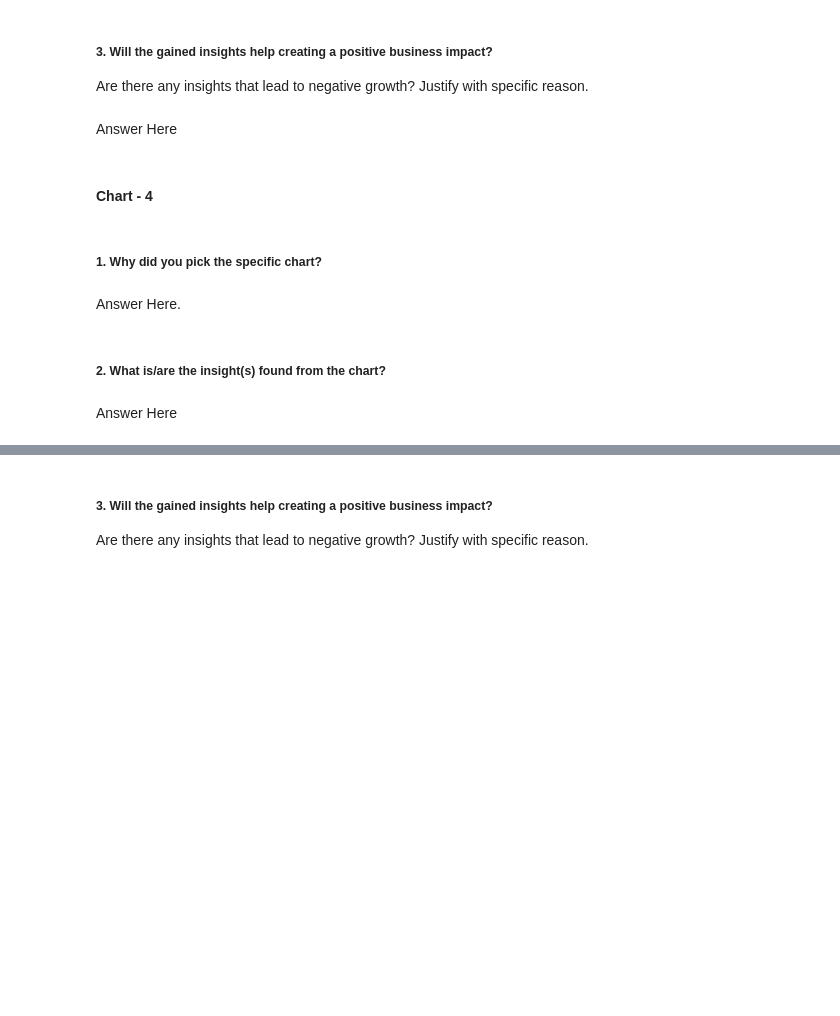
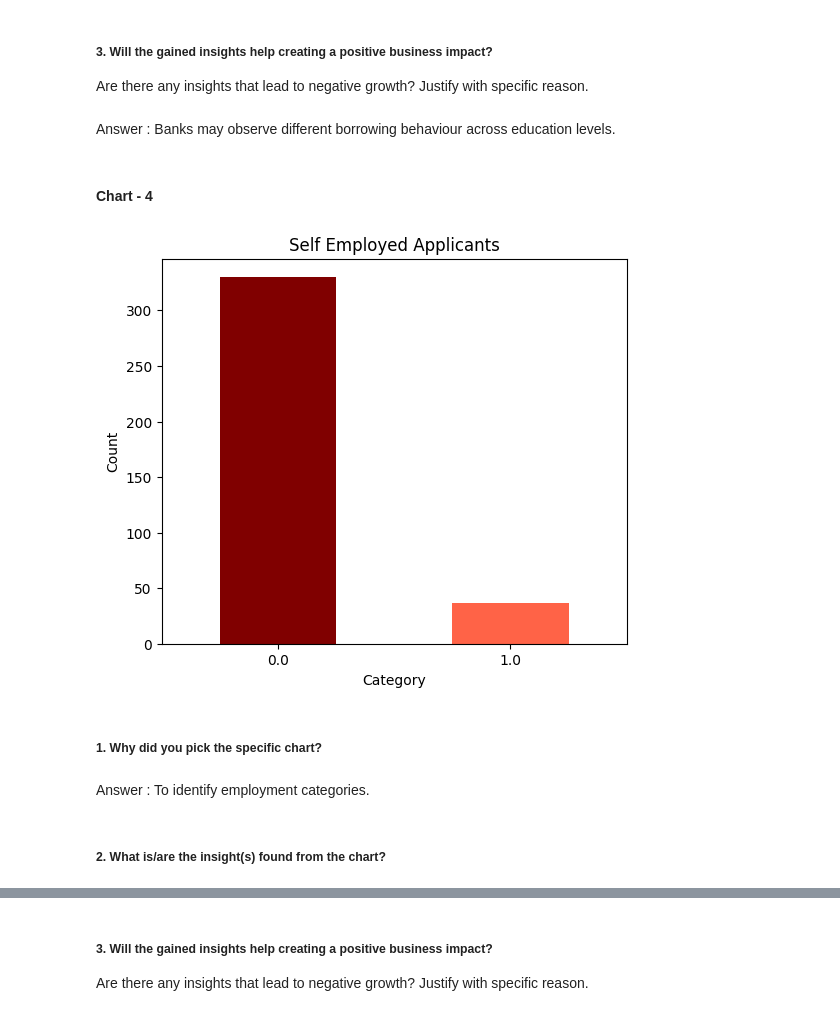
Before and after one commit to anujpurohit0501/Loan_Prediction, a Jupyter notebook: Loan_Prediction.ipynb, the cells around one changed output, grey strips where cells are left out. Drawn from its saved outputs; the diff is of its cells as text; code cells hidden in the pictures; blank space fills up the shorter version.

```diff
--- a/Loan_Prediction.ipynb
+++ b/Loan_Prediction.ipynb
@@ -290,7 +359,7 @@ Answer Here
 # %% [markdown]
 ##### 3. Will the gained insights help creating a positive business impact?
 Are there any insights that lead to negative growth? Justify with specific reason.
-# %% [markdown]
-Answer Here
+# %% [markdown]
+Answer : Banks may observe different borrowing behaviour across education levels.
 # %% [markdown]
 #### Chart - 4
@@ -299,8 +366,23 @@ Answer Here
+# %%
+# Chart - 4 visualization code
+plt.figure(figsize=(6,5))
+
+df['Self_Employed'].fillna("Unknown").value_counts().plot(
+    kind='bar',
+    color=['maroon','tomato']
+)
+
+plt.title("Self Employed Applicants")
+plt.xlabel("Category")
+plt.ylabel("Count")
+plt.xticks(rotation=0)
+
+plt.show()
+# %% [output]
+[figure, added]
 # %% [markdown]
 ##### 1. Why did you pick the specific chart?
-# %% [markdown]
-Answer Here.
+# %% [markdown]
+Answer : To identify employment categories.
 # %% [markdown]
 ##### 2. What is/are the insight(s) found from the chart?
-# %% [markdown]
-Answer Here
```
Also changed, not shown: parts of 50 cells of this notebook.
